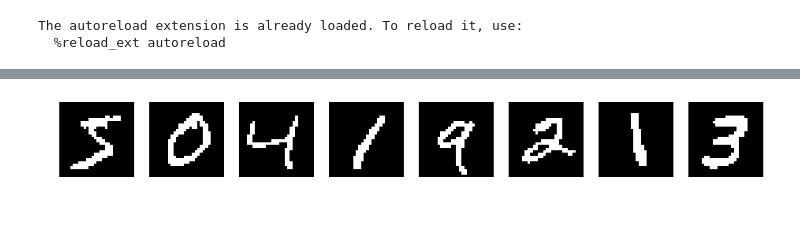
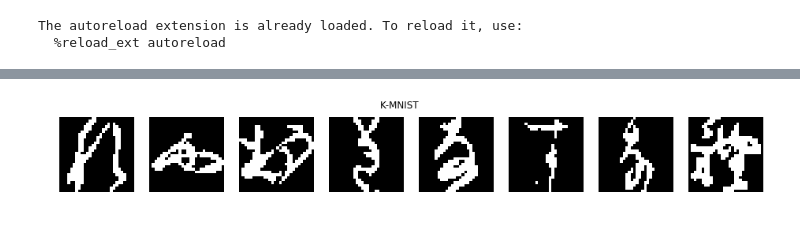
Before and after one commit to abidlabs/Deep-Generative-Models-Tutorial, a Jupyter notebook: 2X. Anomaly Detection with Generative Models.ipynb, the cells around one changed output, grey strips where cells are left out. Drawn from its saved outputs; the diff is of its cells as text; code cells hidden in the pictures.

```diff
--- a/2X. Anomaly Detection with Generative Models.ipynb
+++ b/2X. Anomaly Detection with Generative Models.ipynb
@@ -27,0 +29,13 @@ The autoreload extension is already loaded. To reload it, use:
+# %%
+(x_train_mnist, _), (x_test_mnist, _) = tf.keras.datasets.mnist.load_data()
+x_train_mnist = np.rint(x_train_mnist.astype(float)/255)  # Binarize the images.
+x_test_mnist = np.rint(x_test_mnist.astype(float)/255)  # Binarize the images.
+
+n_show = 8
+
+# Show some examples.
+_, ax = plt.subplots(1, 8, figsize=[16, 2])
+plt.suptitle('MNIST')
+for i in range(n_show):
+    ax[i].imshow(x_train_mnist[i], cmap='gray')
+    ax[i].set_axis_off()
@@ -27,0 +44,13 @@ The autoreload extension is already loaded. To reload it, use:
+# %%
+(x_train_fmnist, _), (x_test_fmnist, _) = tf.keras.datasets.fashion_mnist.load_data()
+x_train_fmnist = np.rint(x_train_fmnist.astype(float)/255)  # Binarize the images.
+x_test_fmnist = np.rint(x_test_fmnist.astype(float)/255)  # Binarize the images.
+
+n_show = 8
+
+# Show some examples.
+_, ax = plt.subplots(1, 8, figsize=[16, 2])
+plt.suptitle('MNIST Fashion')
+for i in range(n_show):
+    ax[i].imshow(x_train_fmnist[i], cmap='gray')
+    ax[i].set_axis_off()
@@ -28,12 +59,13 @@ The autoreload extension is already loaded. To reload it, use:
 # %%
-(x_train, y_train), _ = tf.keras.datasets.mnist.load_data()
-x_train = np.rint(x_train.astype(float)/255)  # Binarize the images.
+(x_train_kmnist, y_train_kmnist), _ = kmnist_utils.load_data()
+x_train_kmnist = np.rint(x_train_kmnist.astype(float)/255)  # Binarize the images.
 n_show = 8
 
 # Show some examples.
 _, ax = plt.subplots(1, 8, figsize=[16, 2])
+plt.suptitle('K-MNIST')
 for i in range(n_show):
-    ax[i].imshow(x_train[i], cmap='gray')
+    ax[i].imshow(x_train_kmnist[i], cmap='gray')
     ax[i].set_axis_off()
 # %% [output]
-[figure, old version]
+[figure, new version]
```
Also changed, not shown: parts of 13 cells of this notebook, 1 other file.
